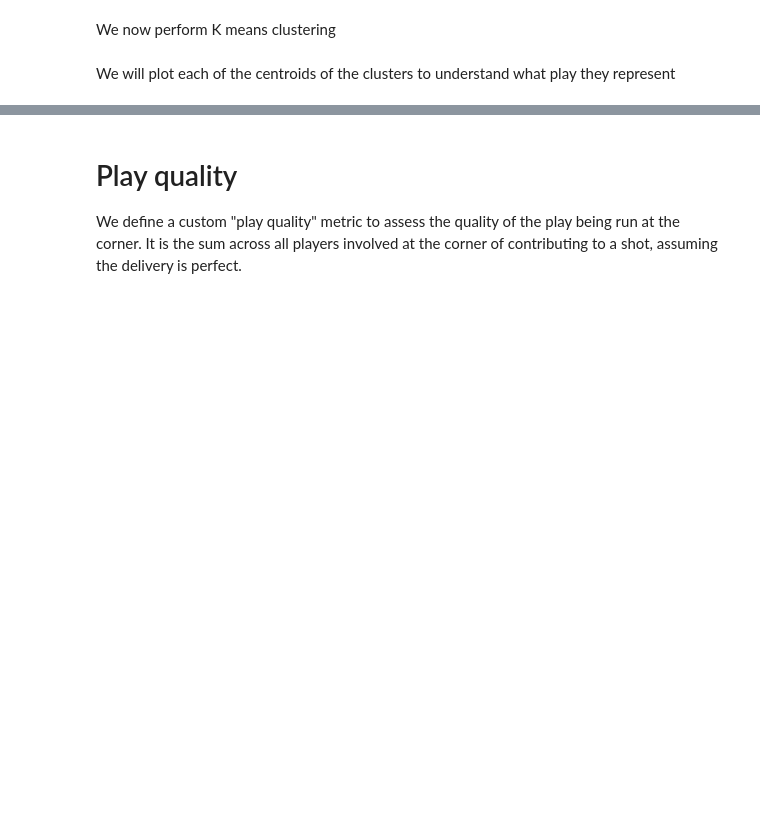
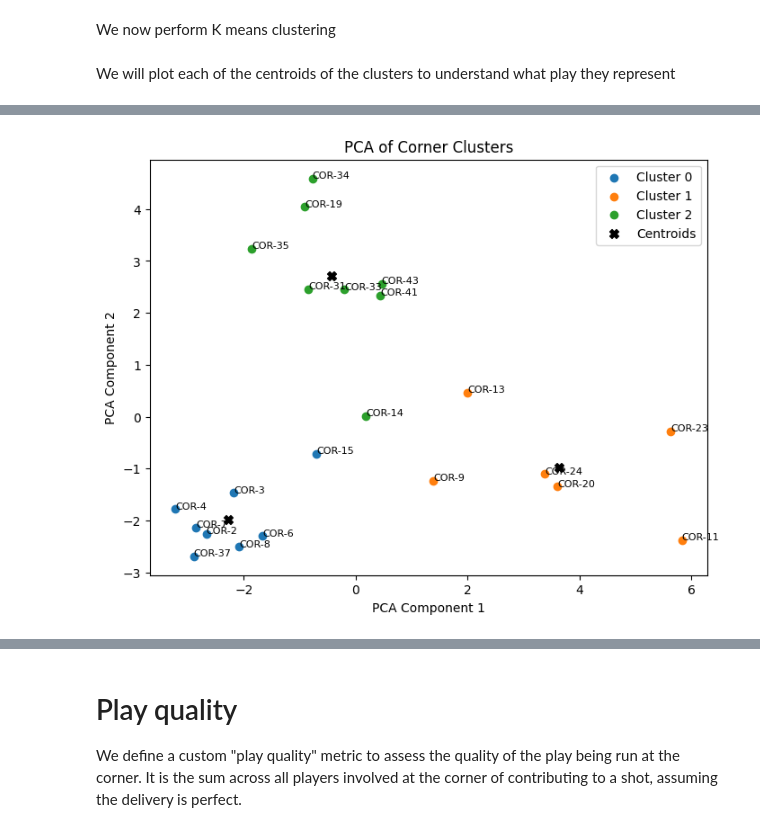
Before and after one commit to gsheir/arsenal_corners, a Jupyter notebook: corner_analysis.ipynb, the cells around one changed output, grey strips where cells are left out. Cells and saved outputs as stored; diff of their text form; code cells hidden in the pictures; blank space fills up the shorter version.

```diff
--- a/corner_analysis.ipynb
+++ b/corner_analysis.ipynb
@@ -743,0 +707,33 @@ for idx, centroid in centroids_df.iterrows():
+# %%
+# Plot the cluster in PCA space
+from sklearn.decomposition import PCA
+import matplotlib.pyplot as plt
+
+# Reduce dimensions for visualization
+pca = PCA(n_components=2)
+X_pca = pca.fit_transform(X_scaled)
+
+# Plotting
+plt.figure(figsize=(8, 6))
+for i in range(n_clusters):
+    plt.scatter(X_pca[corners_normalised['Cluster'] == i, 0],
+                X_pca[corners_normalised['Cluster'] == i, 1],
+                label=f'Cluster {i}')
+
+
+# Plot centroids
+centroids_pca = pca.transform(centroids)
+plt.scatter(centroids_pca[:, 0], centroids_pca[:, 1],
+            s=50, c='black', marker='X', label='Centroids')
+
+# Add labels for each data point
+for i, corner_id in enumerate(corners_normalised.index):
+    plt.text(X_pca[i, 0], X_pca[i, 1], str(corner_id), fontsize=8)
+
+plt.title('PCA of Corner Clusters')
+plt.xlabel('PCA Component 1')
+plt.ylabel('PCA Component 2')
+plt.legend()
+plt.show()
+# %% [output]
+[figure, added]
```
Also changed, not shown: parts of 10 cells of this notebook.
